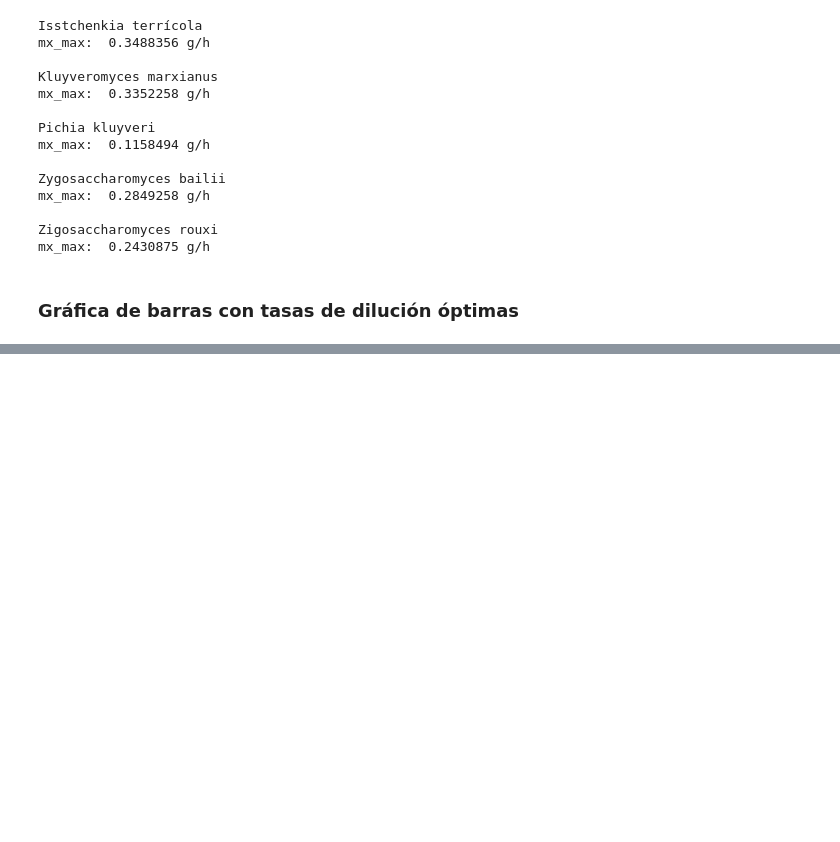
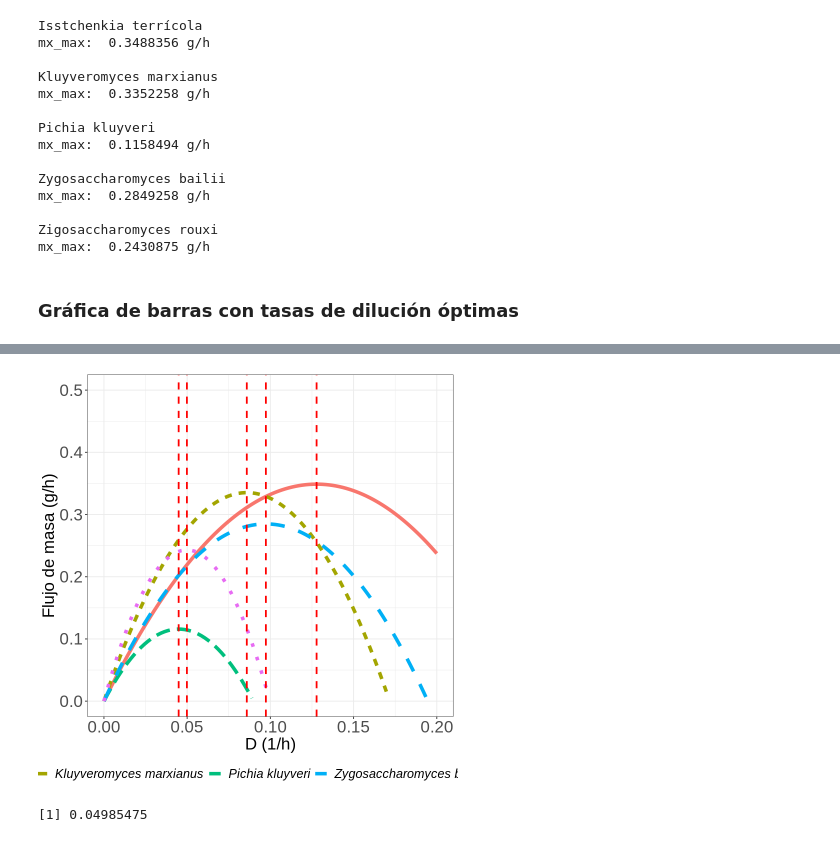
Before and after one commit to JuanM-GG/modelos-tesis, a Jupyter notebook: optimizacion_tasa_dilucion.ipynb, the cells around one changed output, grey strips where cells are left out. Drawn from its saved outputs; the diff is of its cells as text; code cells hidden in the pictures; blank space fills up the shorter version.

```diff
--- a/optimizacion_tasa_dilucion.ipynb
+++ b/optimizacion_tasa_dilucion.ipynb
@@ -504,0 +505,35 @@ ggplot(data=data, aes(x=lev, y=D_opt, fill = lev)) +
+# %%
+tasas <- data.frame(D = rep(out_it$D, 5), lev = rep(c("IT","KM","PK","ZB","ZR"), each = length(out_it$D)),
+                    gain = c(out_it$Gain,out_km$Gain,out_pk$Gain,out_zb$Gain,out_zr$Gain))
+write.csv(tasas, "tasas.csv", row.names = F)
+# %%
+# mostrar resultados
+ggplot(data = tasas, aes(x = D, y = gain, group = lev)) +
+  geom_line(aes(linetype = lev, color = lev), lwd = 2) +
+  geom_vline(xintercept = sol_it$minimum, color = "red", size = 1, lty = 2) +
+  geom_vline(xintercept = sol_km$minimum, color = "red", size = 1, lty = 2) +
+  geom_vline(xintercept = sol_pk$minimum, color = "red", size = 1, lty = 2) +
+  geom_vline(xintercept = sol_zb$minimum, color = "red", size = 1, lty = 2) +
+  geom_vline(xintercept = sol_zr$minimum, color = "red", size = 1, lty = 2) +
+  #geom_point(x = sol_it$minimum, y =  - sol_it$objective, color = "red", size = 5) +
+  ylab("Flujo de masa (g/h)") +
+  xlab("D (1/h)") +
+  ylim(c(0,0.5)) +
+  scale_linetype_discrete(name = "", c("Isstchenkia terrícola",
+  "Kluyveromyces marxianus", "Pichia kluyveri","Zygosaccharomyces bailii",
+  "Zygosaccharomyces rouxi")) +
+  scale_color_discrete(name = "", labels = c("Isstchenkia terrícola",
+  "Kluyveromyces marxianus", "Pichia kluyveri","Zygosaccharomyces bailii",
+  "Zygosaccharomyces rouxi")) +
+  theme_bw() +
+  theme(
+            plot.title = element_text(size=25),
+            axis.text = element_text(size=20),
+            axis.title = element_text(size=20),
+            #legend.position = "none",
+            legend.title = element_text(size=15),
+            legend.text = element_text(size=15, face = "italic"),
+            legend.position = "bottom",
+            legend.background = element_rect(fill=NA))
+# %% [output]
+[figure, added]
@@ -504,0 +542,4 @@ ggplot(data=data, aes(x=lev, y=D_opt, fill = lev)) +
+# %%
+sol_zr$minimum
+# %% [output]
+[1] 0.04985475
```
Also changed, not shown: parts of 2 cells of this notebook.
